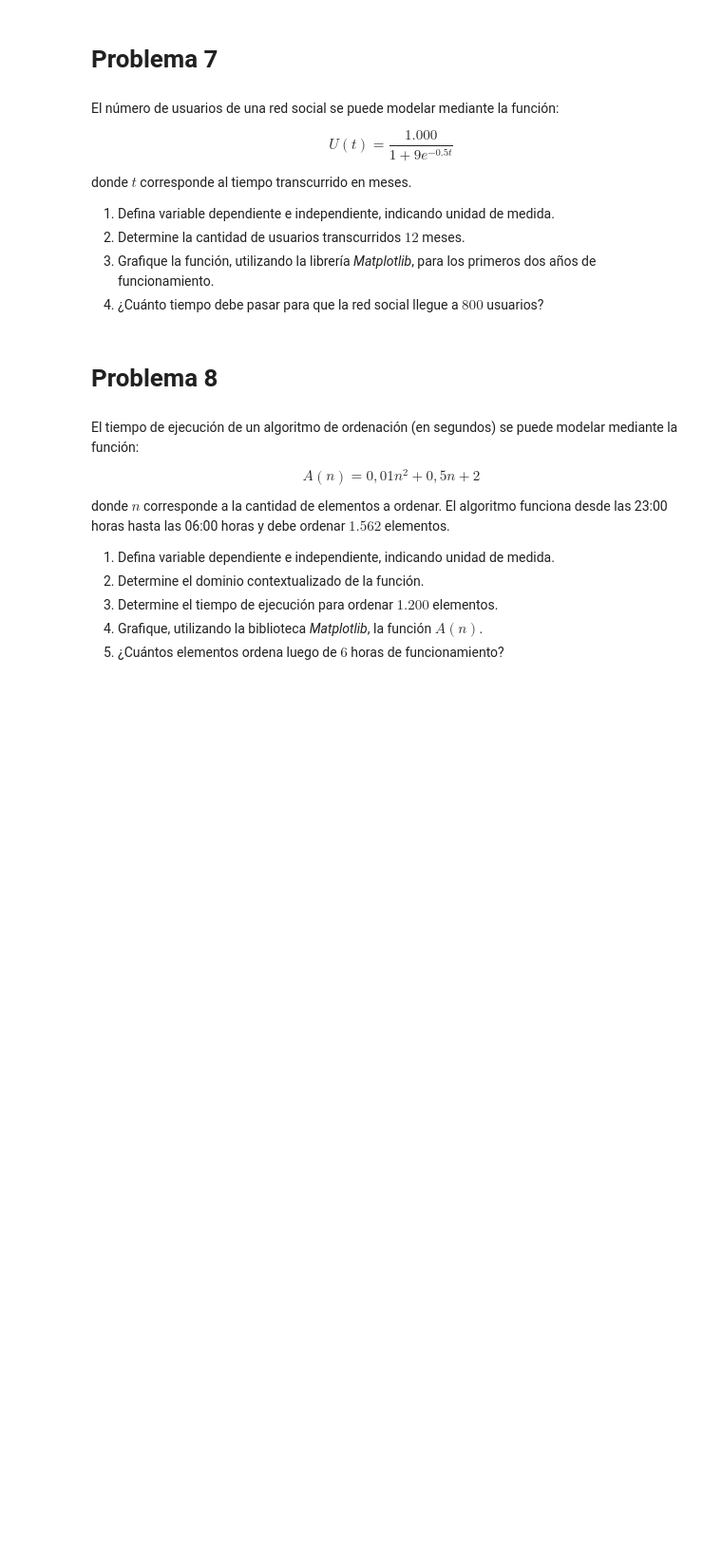
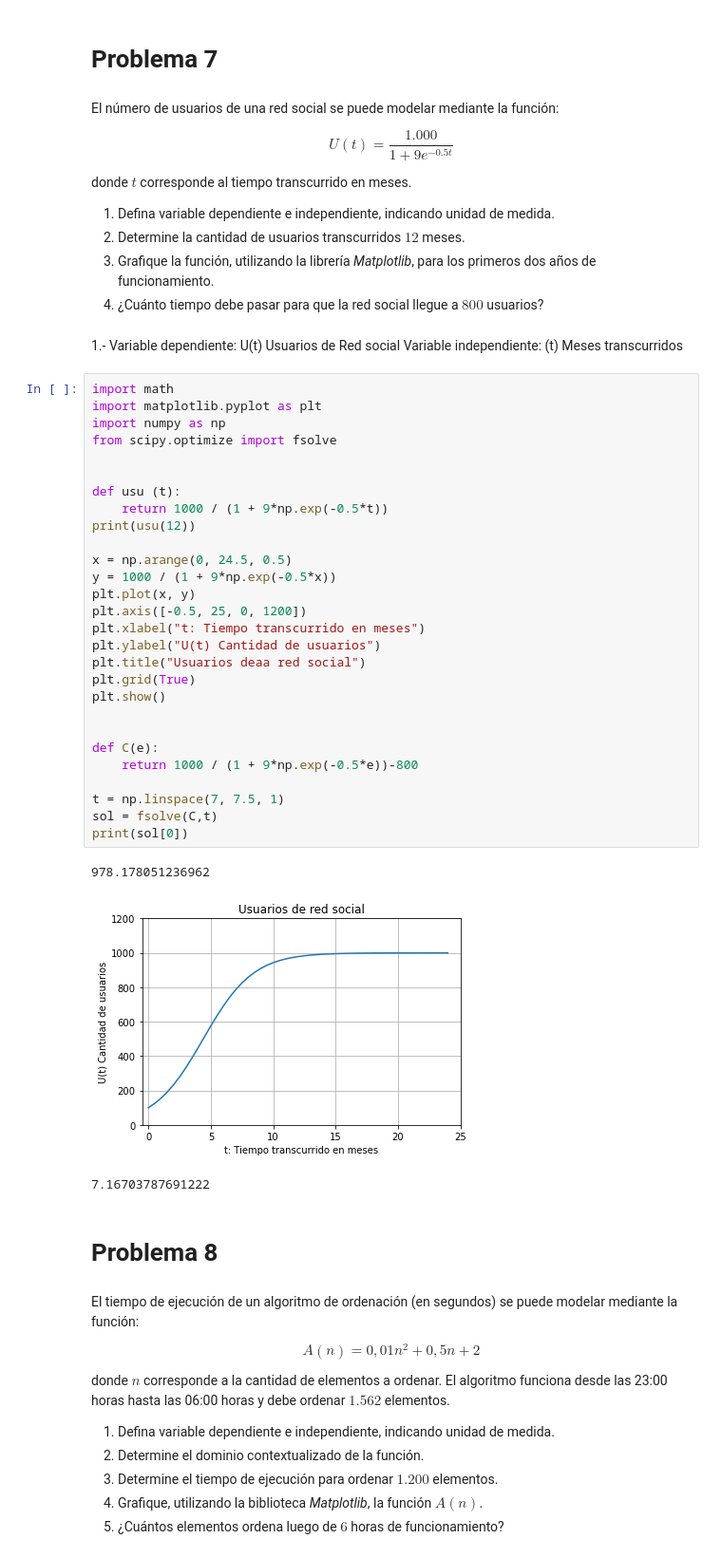
Before and after one commit to Joakol8/Si, a Jupyter notebook: G1_Funciones.ipynb, the cells around one changed output. Shown: that part at 95% size. Saved outputs shown, nothing was run; the diff lists cells and outputs as text; blank space fills up the shorter version.

```diff
--- a/G1_Funciones.ipynb
+++ b/G1_Funciones.ipynb
@@ -134,6 +172,41 @@ donde $t$ corresponde al tiempo transcurrido en meses.
 2.  Determine la cantidad de usuarios transcurridos $12$ meses.
 3.  Grafique la función, utilizando la librería *Matplotlib*, para los primeros dos años de funcionamiento.
 4.  ¿Cuánto tiempo debe pasar para que la red social llegue a $800$ usuarios?
+# %% [markdown]
+1.- Variable dependiente: U(t) Usuarios de Red social
+    Variable independiente: (t) Meses transcurridos
+# %%
+import math
+import matplotlib.pyplot as plt
+import numpy as np
+from scipy.optimize import fsolve
+
+
+def usu (t):
+    return 1000 / (1 + 9*np.exp(-0.5*t))
+print(usu(12))
+
+x = np.arange(0, 24.5, 0.5)
+y = 1000 / (1 + 9*np.exp(-0.5*x))
+plt.plot(x, y)
+plt.axis([-0.5, 25, 0, 1200])
+plt.xlabel("t: Tiempo transcurrido en meses")
+plt.ylabel("U(t) Cantidad de usuarios")
+plt.title("Usuarios deaa red social")
+plt.grid(True)
+plt.show()
+
+
+def C(e):
+    return 1000 / (1 + 9*np.exp(-0.5*e))-800
+
+t = np.linspace(7, 7.5, 1)
+sol = fsolve(C,t)
+print(sol[0])
+# %% [output]
+978.178051236962
+[figure, added]
+7.16703787691222
 # %% [markdown]
 # Problema 8
 # %% [markdown]
```
Also changed, not shown: parts of 3 cells of this notebook.
